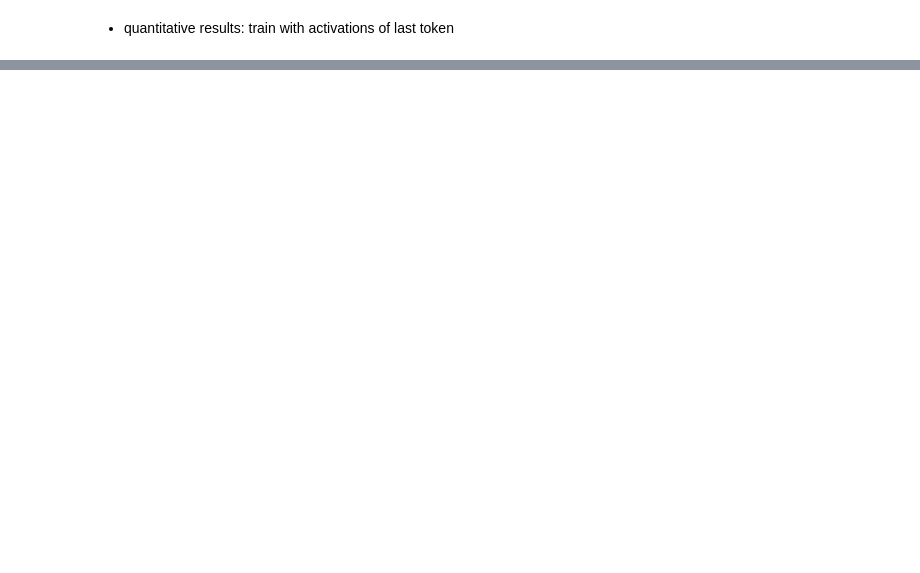
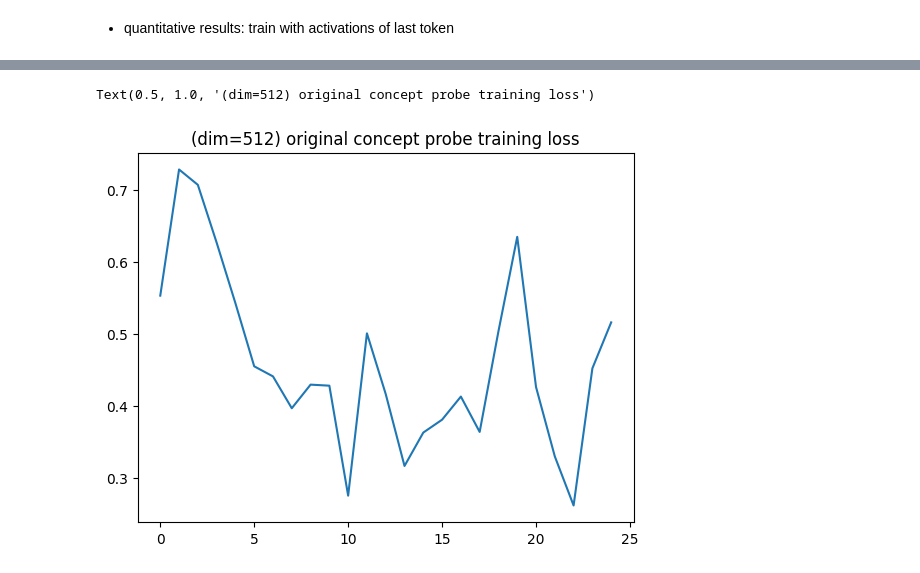
Before and after one commit to xinrose-lin/causal_interp_for_harm_detection, a Jupyter notebook: concept_probe.ipynb, the cells around one changed output, grey strips where cells are left out. Saved outputs shown, nothing was run; the diff lists cells and outputs as text; code cells hidden in the pictures; blank space fills up the shorter version.

```diff
--- a/concept_probe.ipynb
+++ b/concept_probe.ipynb
@@ -278,0 +286,8 @@ epoch_test_acc.append(test_accuracy)
+# %%
+test_nonharmful = load_target_concept_data(train=False, target_label=0)
+with open("data/nonharmful_test_ds.json", "w") as file:
+    json.dump(test_nonharmful, file, indent=4)
+
+test_harmful = load_target_concept_data(train=False, target_label=1)
+with open("data/harmful_test_ds.json", "w") as file:
+    json.dump(test_harmful, file, indent=4)
@@ -278,0 +312,17 @@ epoch_test_acc.append(test_accuracy)
+# %%
+# load test data and test acts
+
+test_nonharmful_acts = read_from_pt_gz("sparse_acts/test/nonharmful_acts_512.pt.gz")
+test_harmful_acts = read_from_pt_gz("sparse_acts/test/harmful_acts_512.pt.gz")
+
+# import json
+with open("data/nonharmful_test_ds.json", "r") as file:
+     test_nonharmful = json.load(file)
+
+with open("data/harmful_test_ds.json", "r") as file:
+     test_harmful = json.load(file)
+# %%
+# sice
+last_tok_acts_data = t.cat((test_nonharmful_acts[:, -1, :], test_harmful_acts[:, -1, :]), dim=0).tolist()
+label = test_nonharmful[1] + test_harmful[1]
+test_batches = data_loader(last_tok_acts_data, label)
@@ -278,0 +348,13 @@ epoch_test_acc.append(test_accuracy)
+# %%
+epoch_train_loss = []
+total_loss = []
+epoch_test_acc = []
+epoches = 25
+
+for i in range(epoches):
+    probe, losses = train_probe_only(probe, batches)
+    total_loss.extend(losses)
+    epoch_train_loss.append(losses[-1])
+
+    test_acc = test_probe(probe, batches=test_batches, seed=42)
+    epoch_test_acc.append(test_acc)
@@ -278,0 +368,7 @@ epoch_test_acc.append(test_accuracy)
+# %%
+import matplotlib.pyplot as plt
+plt.plot(epoch_train_loss)
+plt.title("(dim=512) original concept probe training loss")
+# %% [output]
+Text(0.5, 1.0, '(dim=512) original concept probe training loss')
+[figure, added]
```
Also changed, not shown: parts of 67 cells of this notebook, 6 other files.
